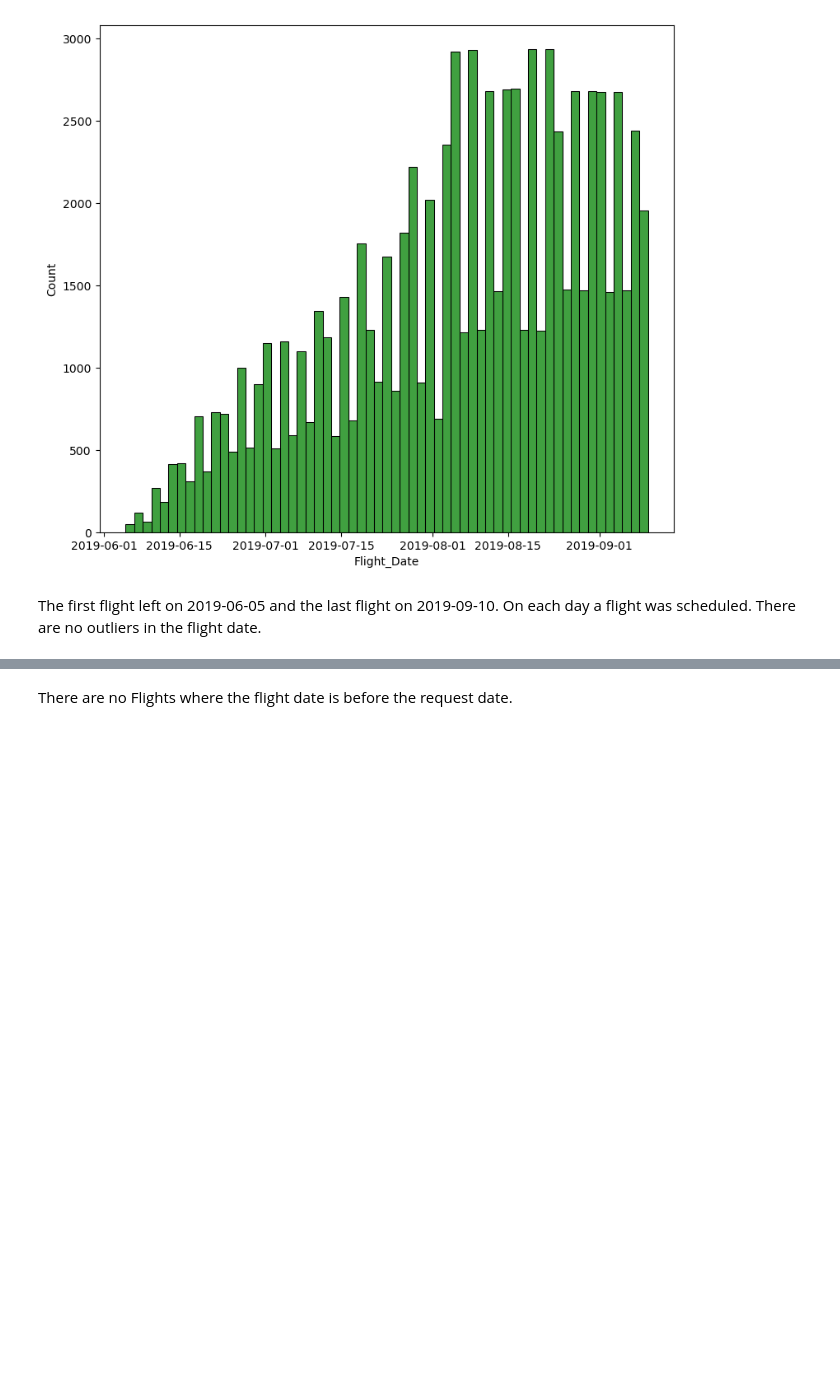
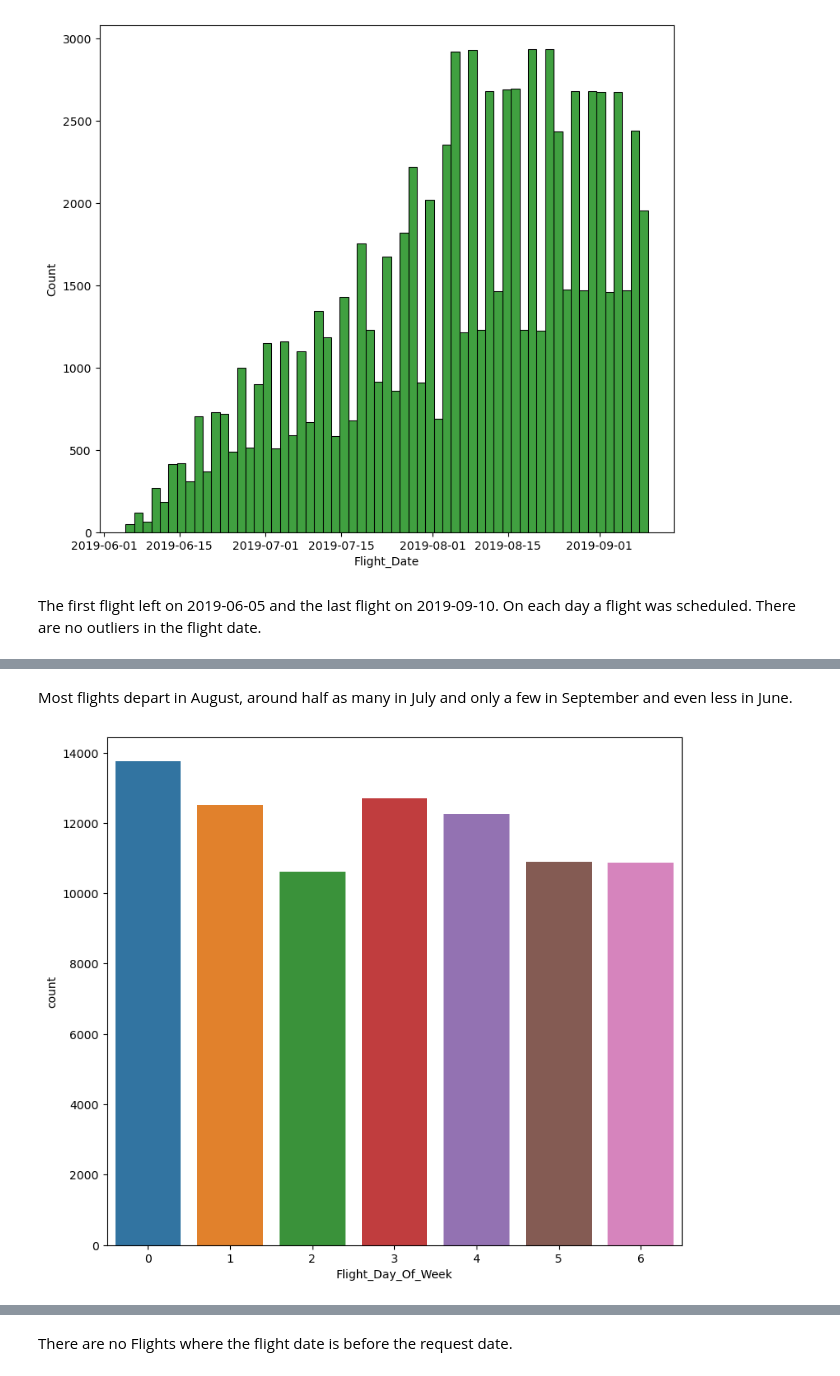
Before and after one commit to ahirsch-github/flight-price-prediction, a Jupyter notebook: flight-price-prediction.ipynb, the cells around one changed output, grey strips where cells are left out. Saved outputs shown, nothing was run; the diff lists cells and outputs as text; code cells hidden in the pictures; blank space fills up the shorter version.

```diff
--- a/flight-price-prediction.ipynb
+++ b/flight-price-prediction.ipynb
@@ -258,3 +280,15 @@ The first flight left on 2019-06-05 and the last flight on 2019-09-10. On each d
+# %% [markdown]
+Most flights depart in August, around half as many in July and only a few in September and even less in June.
+# %%
+# Extract the day of the week from the flight date
+df_train_copy['Flight_Day_Of_Week'] = df_train_copy['Flight_Date'].dt.dayofweek
+# 0 = Monday, 6 = Sunday
+
+# plot the flight day of the week
+plt.figure(figsize=(9, 8))
+sns.countplot(x='Flight_Day_Of_Week', data=df_train_copy);
+# %% [output]
+[figure, added]
 # %%
 # check data types of flight date and request date
 print(df_train_copy['Flight_Date'].dtype)
```
Also changed, not shown: parts of 15 cells of this notebook.
